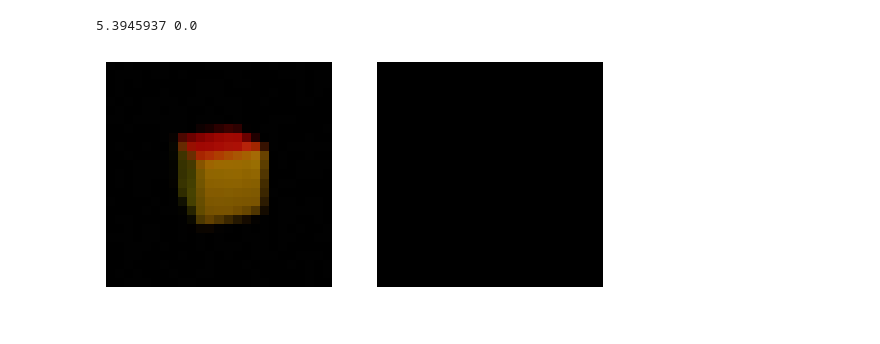
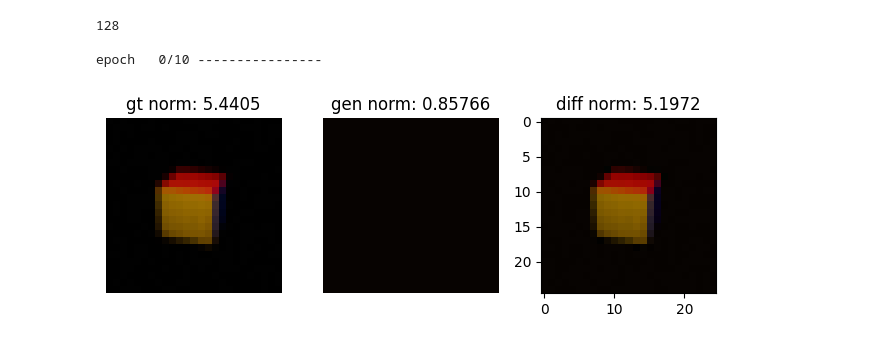
Before and after one commit to rikingurditta/cs898-NeRF, a Jupyter notebook: nerf.ipynb, the cells around one changed output. Cells and saved outputs as stored; diff of their text form; code cells hidden in the pictures.

```diff
--- a/nerf.ipynb
+++ b/nerf.ipynb
@@ -186,3 +78,0 @@ model.view_image(c)
-# %%
-for param in model.named_parameters():
-    print(param)
@@ -207,4 +78,0 @@ tensor([ 0.1805, -0.0525, -0.7040], requires_grad=True))
-# %%
-C = torch.tensor([[1, 2, 3], [4, 5, 6], [7, 8, 9]])
-d = torch.tensor([0.1, 0.2, 0.3]).unsqueeze(1)
-d * C
@@ -273,0 +267,5 @@ for k in range(5):
+# %%
+model.train(lr=1, block_size=20, num_epochs=10)
+e = model.render_example(7).detach().numpy()
+plt.imshow(e / e.max())
+e
@@ -274,20 +291,14 @@ for k in range(5):
+# %%
+print(model.layer_size)
+model.train(num_epochs=10, lr=1)
+e = model.render_example(7).detach().numpy()
+plt.imshow(e / e.max())
+e
+# %% [output]
+128
+
+epoch   0/10 ----------------
 # %%
-i=1
-pos = model.camera_positions[i,:]
-u, v, w = camera_dir_from_pos(pos)
-cam = BlenderDefaultCamera(pos, u, v, w)
-gt_img = read_image(f'{model.dir}/{i}.png')[:3,:].permute(1, 2, 0).float() / 255
-gen_img = model.render(cam, 100)
-
-gt_img_cpu = gt_img.cpu().detach().numpy()
-gen_img_cpu = gen_img.cpu().detach().numpy()
-fig, (ax1, ax2) = plt.subplots(1, 2)
-ax1.axis('off')
-ax2.axis('off')
-ax1.imshow(gt_img_cpu)
-ax2.imshow(gen_img_cpu)
-
-print(np.linalg.norm(gt_img_cpu), np.linalg.norm(gen_img_cpu))
+model.plot_example(3)
 # %% [output]
-5.3945937 0.0
-[figure, old version]
+[figure, new version]
```
Also changed, not shown: parts of 14 cells of this notebook.
